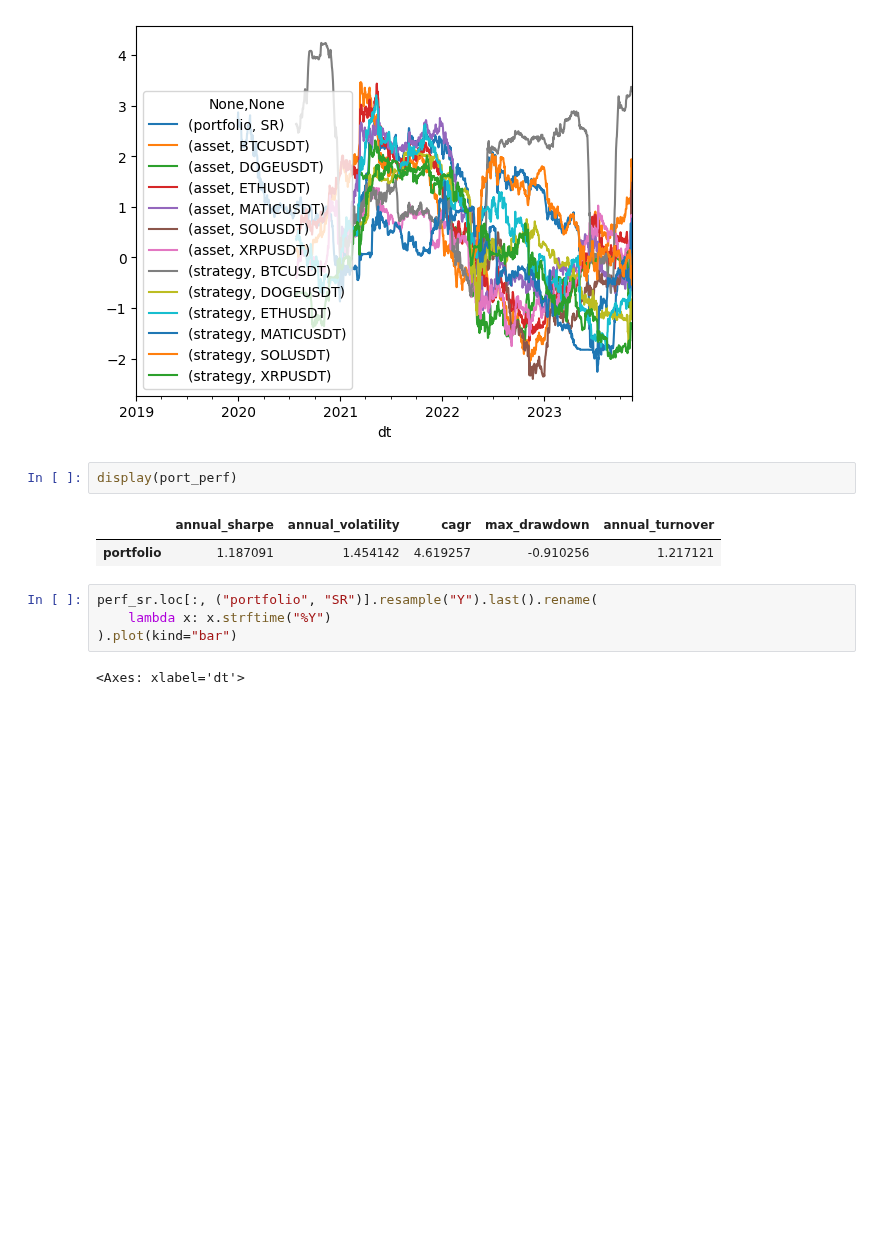
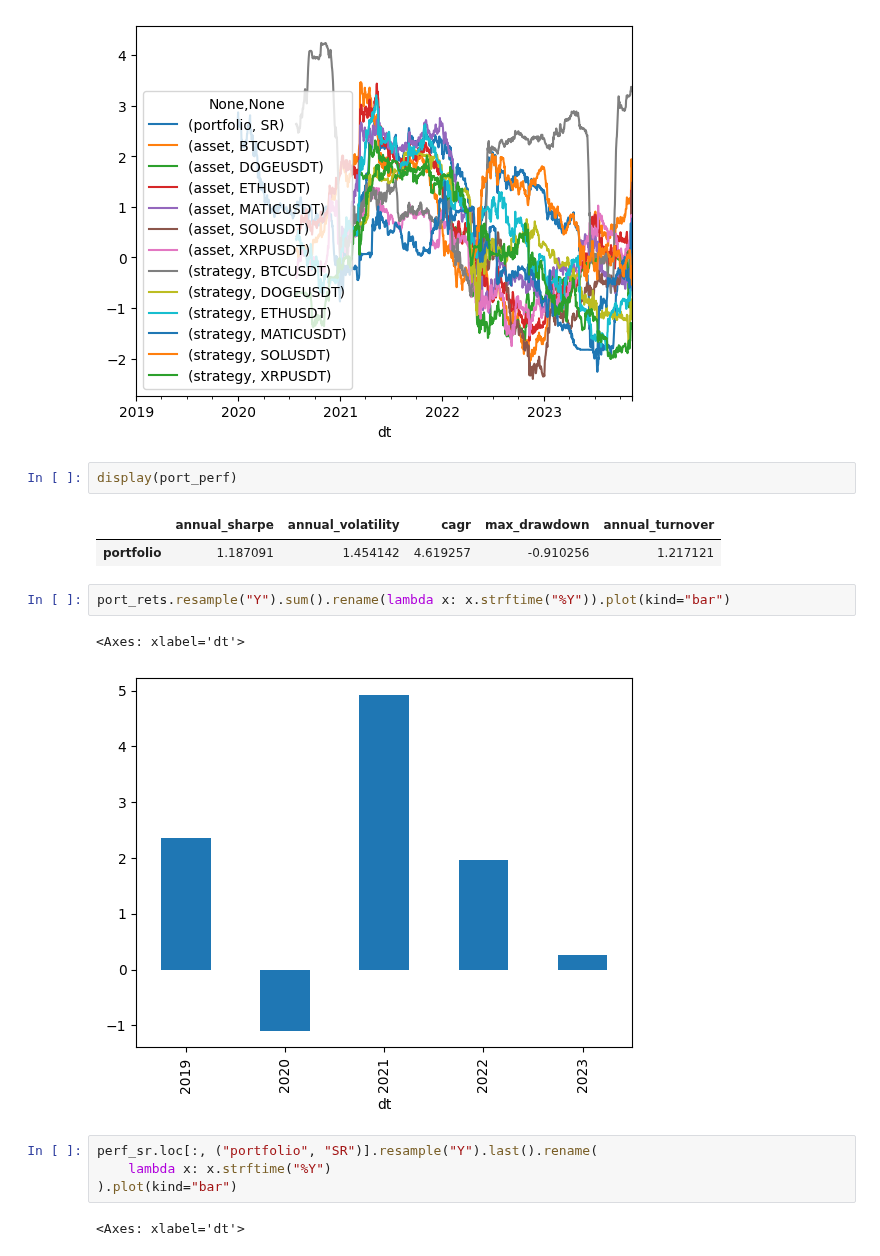
Before and after one commit to thecolngroup/alphavec, a Jupyter notebook: example.ipynb, the cells around one changed output. Saved outputs shown, nothing was run; the diff lists cells and outputs as text; blank space fills up the shorter version.

Commit message:
yoy returns chart

```diff
--- a/example.ipynb
+++ b/example.ipynb
@@ -195,6 +195,11 @@ display(port_perf)
 # %% [output]
 |  | annual_sharpe | annual_volatility | cagr | max_drawdown | annual_turnover |
 | portfolio | 1.187091 | 1.454142 | 4.619257 | -0.910256 | 1.217121 |
+# %%
+port_rets.resample("Y").sum().rename(lambda x: x.strftime("%Y")).plot(kind="bar")
+# %% [output]
+<Axes: xlabel='dt'>
+[figure, added]
 # %%
 perf_sr.loc[:, ("portfolio", "SR")].resample("Y").last().rename(
     lambda x: x.strftime("%Y")
```
Also changed, not shown: parts of 1 cell of this notebook.
